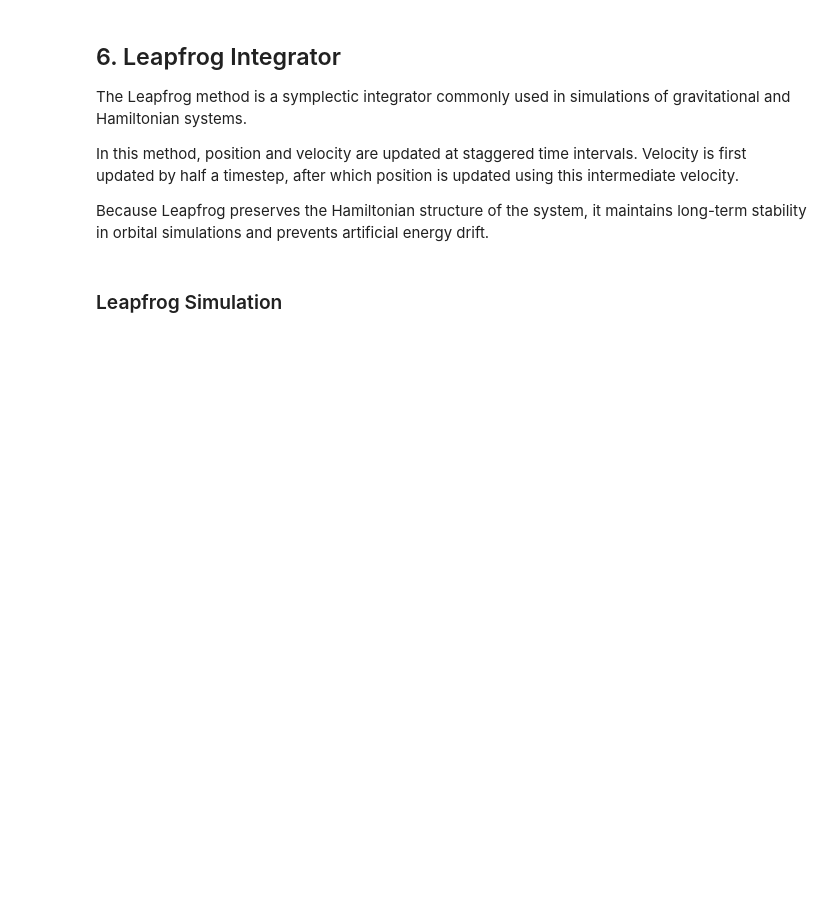
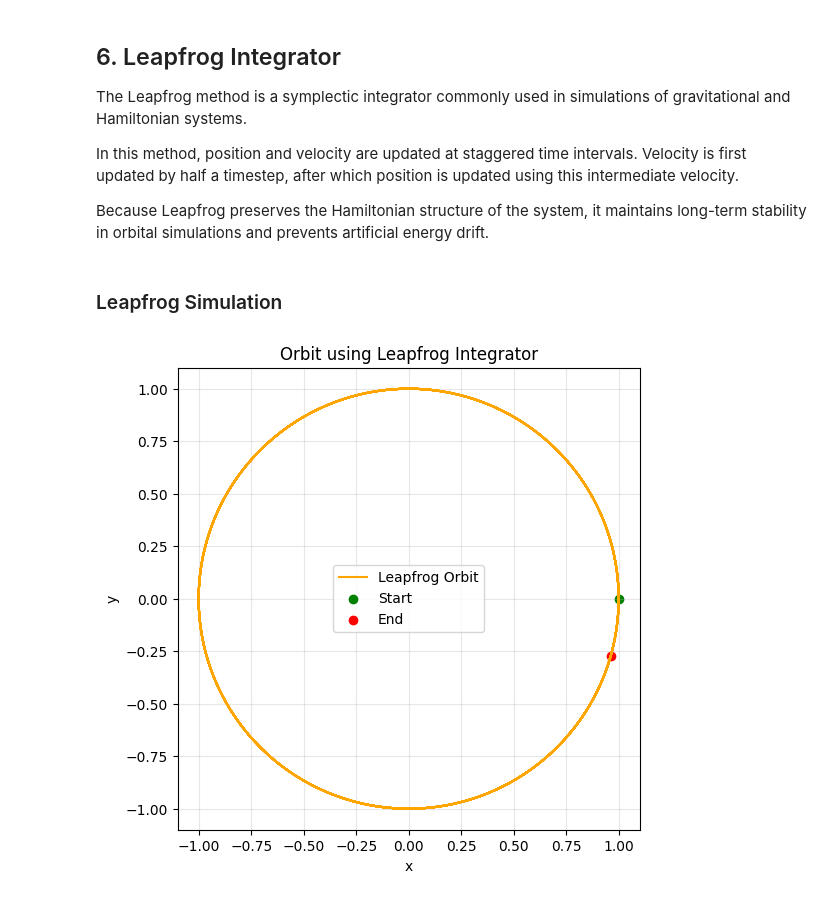
Before and after one commit to swayambel/orbital-integrator-stability, a Jupyter notebook: orbital_integrators.ipynb, the cells around one changed output. Drawn from its saved outputs; the diff is of its cells as text; code cells hidden in the pictures; blank space fills up the shorter version.

Commit message:
Plotting Leapfrog Orbit

```diff
--- a/orbital_integrators.ipynb
+++ b/orbital_integrators.ipynb
@@ -376,3 +376,41 @@ for _ in range(steps):
     state = leapfrog_step(state, dt)
 
 trajectory_leapfrog = np.array(trajectory_leapfrog)
+# %%
+plt.figure(figsize=(6,6))
+
+plt.plot(
+    trajectory_leapfrog[:,0],
+    trajectory_leapfrog[:,1],
+    color="orange",
+    label="Leapfrog Orbit"
+)
+
+plt.scatter(
+    trajectory_leapfrog[0,0],
+    trajectory_leapfrog[0,1],
+    color="green",
+    label="Start"
+)
+
+plt.scatter(
+    trajectory_leapfrog[-1,0],
+    trajectory_leapfrog[-1,1],
+    color="red",
+    label="End"
+)
+
+plt.gca().set_aspect("equal")
+
+plt.xlabel("x")
+plt.ylabel("y")
+
+plt.title("Orbit using Leapfrog Integrator")
+
+plt.legend()
+
+plt.grid(alpha=0.3)
+
+plt.show()
+# %% [output]
+[figure, added]
```
Also changed, not shown: parts of 1 cell of this notebook.
